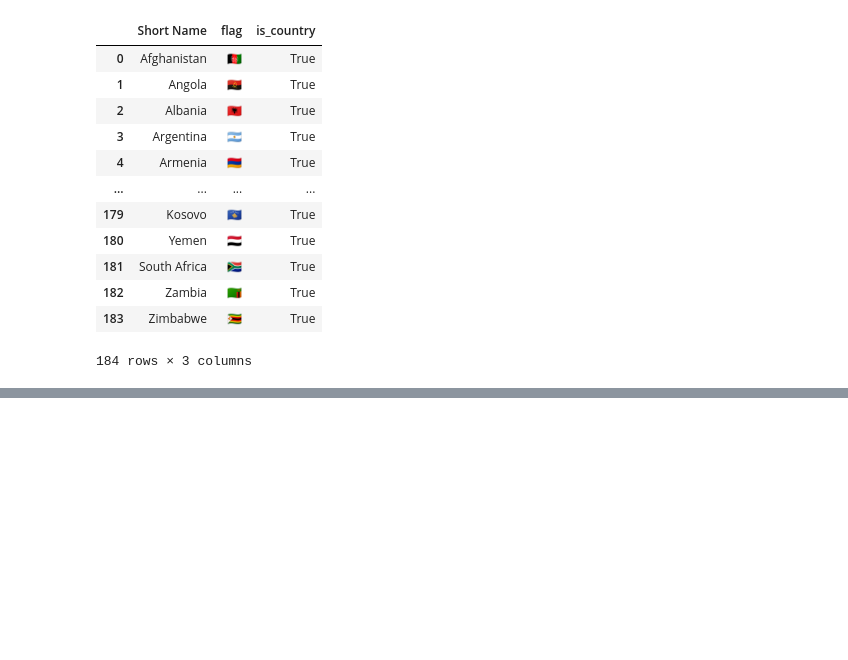
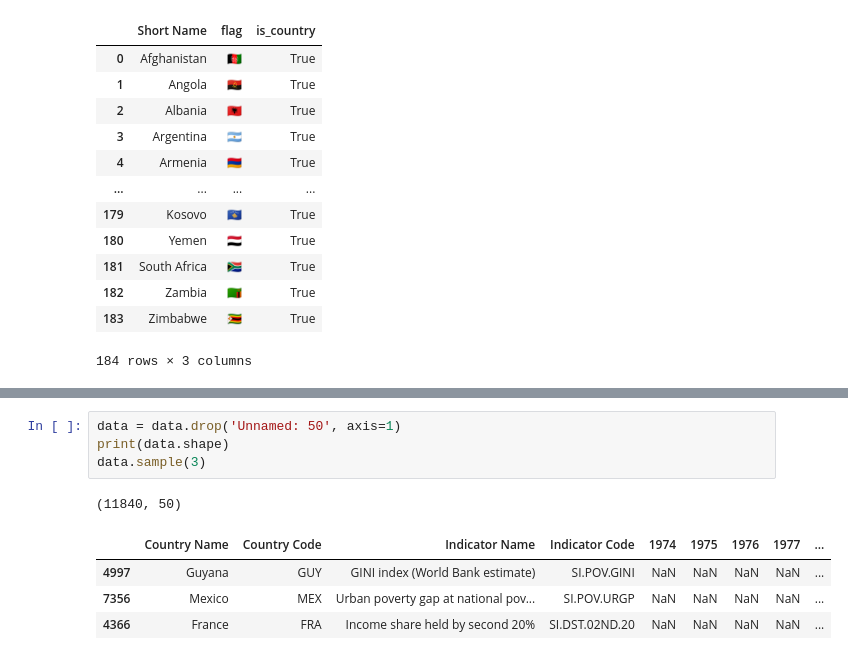
Before and after one commit to alex-chin/Interactive-Dashboards-and-Data-Apps-with-Plotly-and-Dash, a Jupyter notebook: chapter_04/my04-2.ipynb, the cells around one changed output, grey strips where cells are left out. Saved outputs shown, nothing was run; the diff lists cells and outputs as text; blank space fills up the shorter version.

```diff
--- a/chapter_04/my04-2.ipynb
+++ b/chapter_04/my04-2.ipynb
@@ -208,0 +250,10 @@ country[['Short Name', 'flag', 'is_country']]
+# %%
+data = data.drop('Unnamed: 50', axis=1)
+print(data.shape)
+data.sample(3)
+# %% [output]
+(11840, 50)
+|  | Country Name | Country Code | Indicator Name | Indicator Code | 1974 | 1975 | 1976 | 1977 | ... |
+| 4997 | Guyana | GUY | GINI index (World Bank estimate) | SI.POV.GINI | NaN | NaN | NaN | NaN | ... |
+| 7356 | Mexico | MEX | Urban poverty gap at national pov... | SI.POV.URGP | NaN | NaN | NaN | NaN | ... |
+| 4366 | France | FRA | Income share held by second 20% | SI.DST.02ND.20 | NaN | NaN | NaN | NaN | ... |
```
Also changed, not shown: parts of 11 cells of this notebook, 1 other file.
